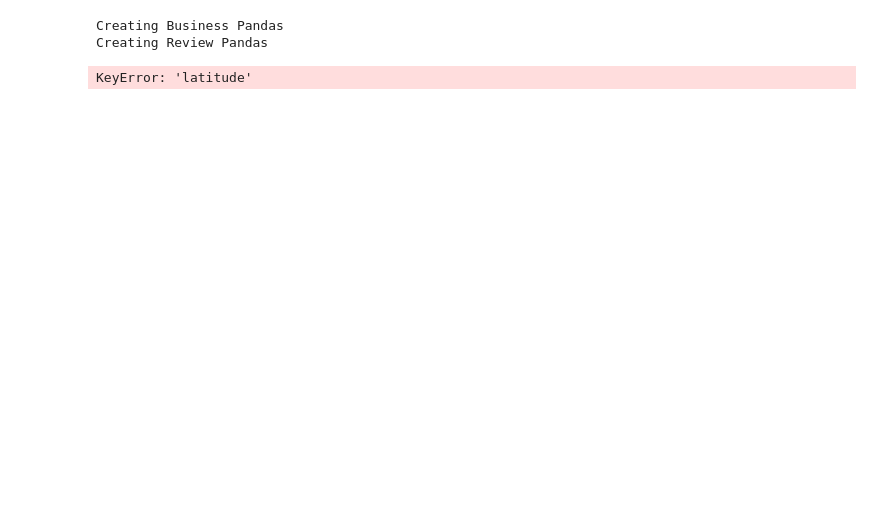
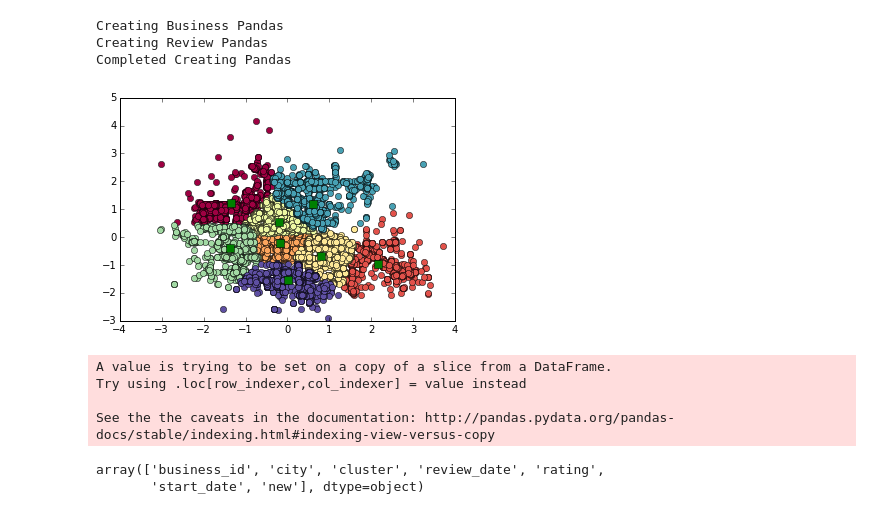
Before and after one commit to dbjnbnrj/newbusiness, a Jupyter notebook: Create pickle.ipynb, the cells around one changed output. Cells and saved outputs as stored; diff of their text form; code cells hidden in the pictures; blank space fills up the shorter version.

Commit message:
FIxing the indexes

```diff
--- a/Create pickle.ipynb
+++ b/Create pickle.ipynb
@@ -55,36 +55,41 @@ from numpy.random import rand
 from scipy.cluster.vq import kmeans,kmeans2, vq
 
 business_lasvegas_latlong = pd_business_lasvegas[["latitude", "longitude"]].values.tolist()
 X = StandardScaler().fit_transform(business_lasvegas_latlong)
 
 k = 8
 centroids, labels = kmeans2(X,k)
 idx,_ = vq(X,centroids)
 colors = pl.cm.Spectral(np.linspace(0, 1, k))
 for i in range(k):
     plot(X[idx==i,0],X[idx==i,1], 'o', markerfacecolor=colors[i])
 plot(centroids[:,0],centroids[:,1],'sg',markersize=8)
 show()
 
 # Adding column Cluster indicating cluser number
 pd_business_lasvegas['cluster'] = pd.Series(labels, index=pd_business_lasvegas.index)
 
 pd_review_lasvegas = pd.merge(pd_business_lasvegas, pd_review, left_on='business_id', right_on='business_id', how='inner')
-gb = pd_review_lasvegas.groupby(['business_id'])
+gb = pd_review_lasvegas.groupby(['business_id'],as_index=False)
 gb = gb.agg({'date' : np.min})
 gb["new"] = (gb["date"] >= "2011-01-01")
-pd_review_lasvegas = pd_review_lasvegas.set_index('business_id')
-pd_lasvegas = pd.merge(pd_review_lasvegas, gb, left_index=True, right_index=True, how='inner')
+pd_lasvegas = pd.merge(pd_review_lasvegas, gb, left_on='business_id', right_on='business_id', how='inner')
 #print list(pd_lasvegas.columns.values)
 
 #now on we consider data in only cluster 0
 
 pd_lasvegas_cluster0 = pd_lasvegas[pd_lasvegas["cluster"] == 0]
 pd_lasvegas_new = pd_lasvegas_cluster0[pd_lasvegas_cluster0["new"] == True]
 pd_lasvegas_old = pd_lasvegas_cluster0[pd_lasvegas_cluster0["new"] == False]
 # %% [output]
 Creating Business Pandas
 Creating Review Pandas
+Completed Creating Pandas
+[figure, added]
+A value is trying to be set on a copy of a slice from a DataFrame.
+Try using .loc[row_indexer,col_indexer] = value instead
+
+See the the caveats in the documentation: http://pandas.pydata.org/pandas-docs/stable/indexing.html#indexing-view-versus-copy
 # %%
 pd_lasvegas.columns.values
 pd_lasvegas.pop('latitude')
@@ -95,7 +100,8 @@ pd_lasvegas.rename(columns={'date_y': 'start_date'}, inplace=True)
 pd_lasvegas.rename(columns={'date_x': 'review_date'}, inplace=True)
 pd_lasvegas.columns.values
 # %% [output]
-KeyError: 'latitude'
+array(['business_id', 'city', 'cluster', 'review_date', 'rating',
+       'start_date', 'new'], dtype=object)
 # %%
 pd_lasvegas.save("Vegas_data.pkl")
 pd_lasvegas=pd.load('Vegas_data.pkl')
```
Also changed, not shown: parts of 1 cell of this notebook.
